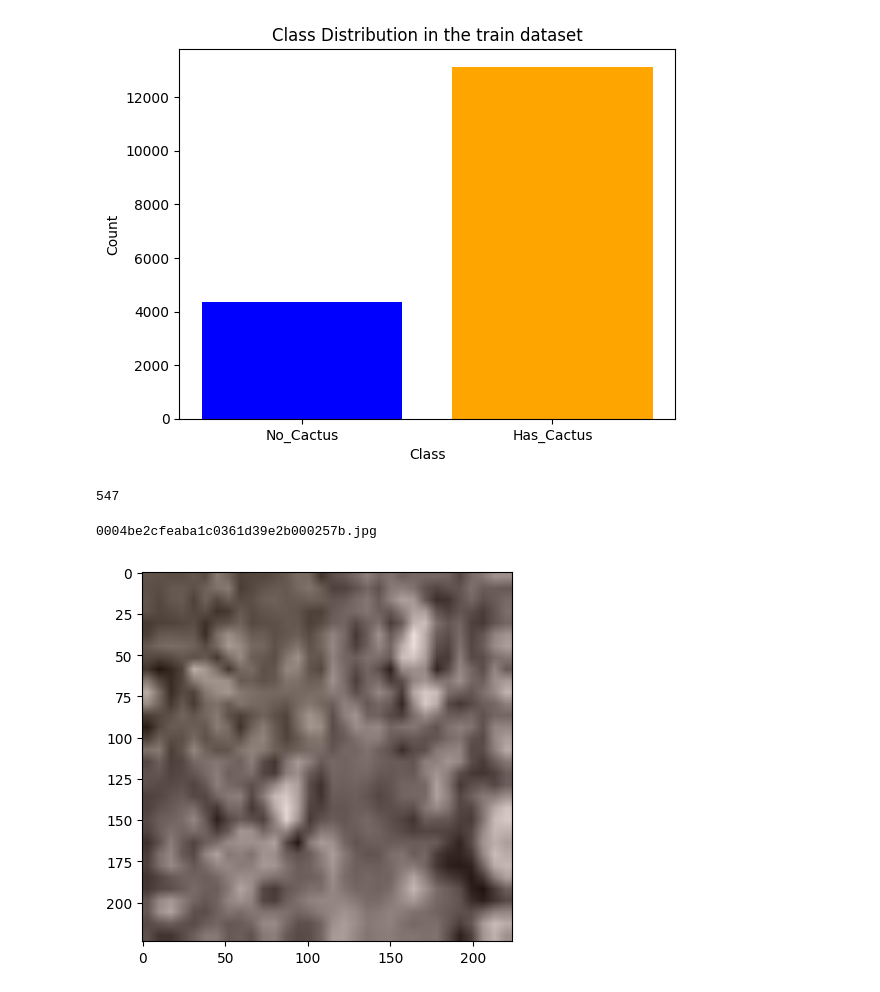
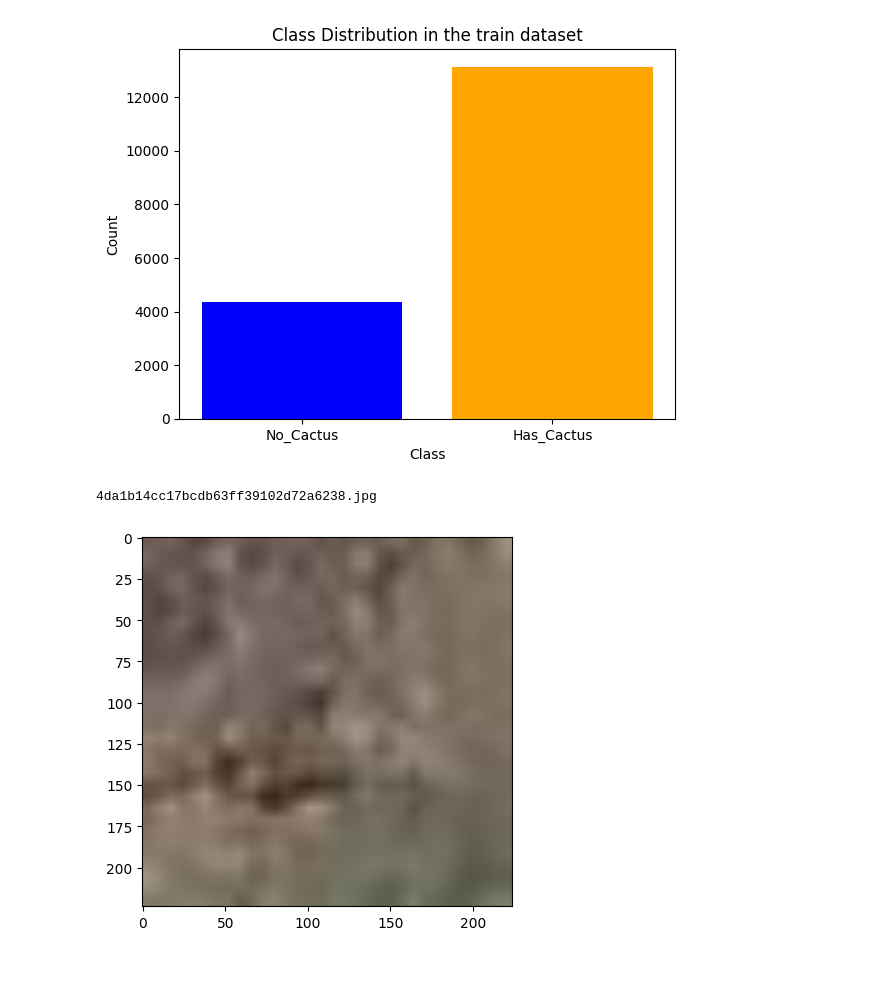
Before and after one commit to IAmReallyAlessio/AML-Challenges, a Jupyter notebook: challenge1/aerial_imagery.ipynb, the cells around one changed output. Cells and saved outputs as stored; diff of their text form; code cells hidden in the pictures.

Commit message:
all datasets

```diff
--- a/challenge1/aerial_imagery.ipynb
+++ b/challenge1/aerial_imagery.ipynb
@@ -42,6 +42,7 @@ class UnlabeledImageDataset(Dataset):
         for file in os.scandir(img_dir):
             self.images.append(file.name)
 
+        self.img_dir = str(img_dir)
         self.transform = transform
         self.return_label = return_label
 
@@ -53,7 +54,7 @@ class UnlabeledImageDataset(Dataset):
 
         images_id[idx] = img_name
 
-        image = Image.open(img_name).convert("RGB")
+        image = Image.open(f"{self.img_dir}/{img_name}").convert("RGB")
         if self.transform:
             image = self.transform(image)
         return image, self.return_label
@@ -73,7 +74,8 @@ plt.show()
 # %%
 transform = transforms.Compose([
     transforms.Resize((224, 224)),
-    transforms.ToTensor()
+    transforms.ToImage(),
+    transforms.ToDtype(torch.float32, scale=True),
 ])
 
 csv_file = PurePosixPath("data/train.csv")
@@ -84,26 +86,12 @@ train_dir = PurePosixPath("data/train/train")
 if os.name == 'nt':
     train_dir = PureWindowsPath(train_dir)
 
-dataset = CustomImageDataset(
-    csv_file=csv_file,
-    img_dir=train_dir,
-    transform=transform
-)
+augmented_folder = PurePosixPath("data/train/train_augmented")
+if os.name == 'nt':
+    augmented_folder = PureWindowsPath(augmented_folder)
 
-dataloader = DataLoader(dataset, batch_size=32, shuffle=False)
-print(len(dataloader))
-
-
-for (i, (images, labels)) in enumerate(tqdm(dataloader)):
-    for (img, label) in zip(images, labels):
-        if label == 0:
-            plt.imshow(img.permute(1, 2, 0))
-            print(images_id[i])
-            break
-    break
+test_dir = PurePosixPath("data/test/test")
+if os.name == 'nt':
+    test_dir = PureWindowsPath(test_dir)
-# %% [output]
-547
-0004be2cfeaba1c0361d39e2b000257b.jpg
-[figure, removed]
 # %%
 # Da eseguire solo una volta per generare le immagini augmentate
@@ -131,3 +129,30 @@ for (i, (images, labels)) in enumerate(tqdm(dataloader)):
 #                 new_filename = f"aug_{i}_{j}.jpg"
 #                 aug_img.save(os.path.join(output_dir, new_filename))
 #         i+=1
+# %%
+train_dataset = CustomImageDataset(
+    csv_file=csv_file,
+    img_dir=train_dir,
+    transform=transform
+)
+
+augmented_dataset = UnlabeledImageDataset(
+    img_dir=augmented_folder,
+    return_label=0,
+    transform=transforms.Compose([transforms.ToImage(), transforms.ToDtype(torch.float32, scale=True)])
+)
+
+training_dataset = torch.utils.data.ConcatDataset([train_dataset, augmented_dataset])
+training_dataloader = DataLoader(training_dataset, batch_size=32, shuffle=True)
+
+
+for (i, (images, labels)) in enumerate(training_dataloader):
+    for (img, label) in zip(images, labels):
+        if label == 0:
+            plt.imshow(img.permute(1, 2, 0))
+            print(images_id[i])
+            break
+    break
+# %% [output]
+4da1b14cc17bcdb63ff39102d72a6238.jpg
+[figure, added]
```
Also changed, not shown: parts of 2 cells of this notebook.
